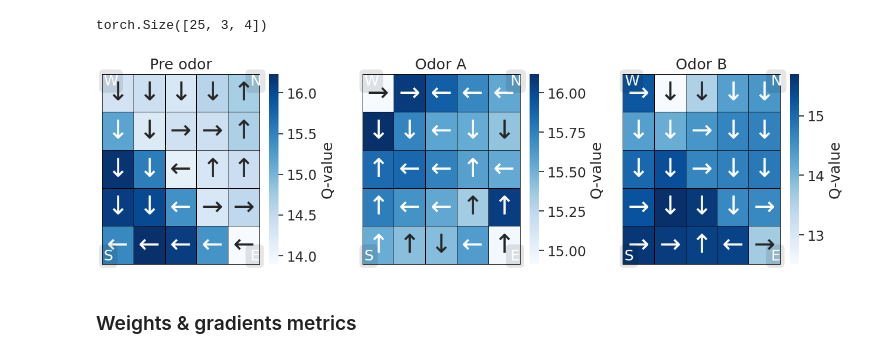
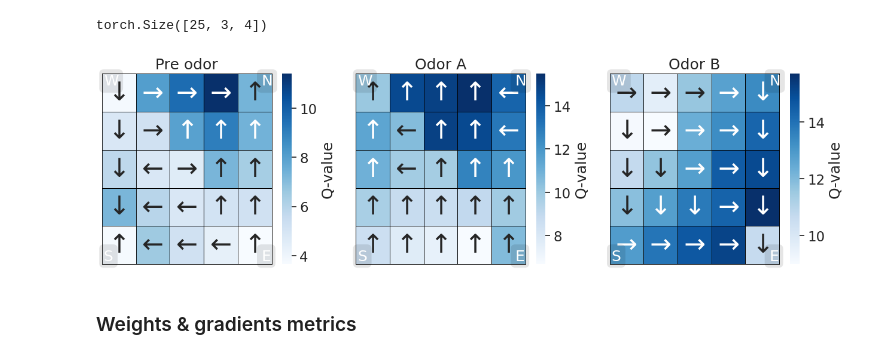
Before and after one commit to NiloufarRazmi/RL_Olfaction, a Jupyter notebook: TriangleTask/dqn_perso.ipynb, the cells around one changed output. Drawn from its saved outputs; the diff is of its cells as text; code cells hidden in the pictures.

```diff
--- a/TriangleTask/dqn_perso.ipynb
+++ b/TriangleTask/dqn_perso.ipynb
@@ -80,21 +95,22 @@ def check_plots():
 ### Parameters
 # %%
 p = Params(
-    seed=42,
+    # seed=42,
+    seed=123,
     n_runs=1,
-    total_episodes=100,
+    total_episodes=500,
     epsilon=0.5,
     alpha=1e-4,
     gamma=0.99,
     # nHiddenUnits=(5 * 5 + 3) * 5,
     nHiddenUnits=128,
-    replay_buffer_max_size=5000,
+    replay_buffer_max_size=10000,
     epsilon_min=0.2,
     epsilon_max=1.0,
-    decay_rate=0.03,
+    decay_rate=0.005,
     epsilon_warmup=50,
     batch_size=32,
-    target_net_update=200,
+    # target_net_update=200,
     tau=0.005,
 )
 p
@@ -435,7 +453,8 @@ for run in range(p.n_runs):  # Run several times to account for stochasticity
                 )
 
                 # Compute loss
-                criterion = nn.MSELoss()
+                # criterion = nn.MSELoss()
+                criterion = nn.SmoothL1Loss()
                 loss = criterion(
                     input=state_action_values,  # prediction
                     target=expected_state_action_values,  # target/"truth" value
@@ -490,6 +509,9 @@ for run in range(p.n_runs):  # Run several times to account for stochasticity
 
         rewards[episode, run] = total_rewards
         steps[episode, run] = step_count
+        logger.info(
+            f"Run: {run} - Episode: {episode} - Step: {step_count} - Loss: {loss.item()}"
+        )
     weights_val_stats.set_index("Index", inplace=True)
     biases_val_stats.set_index("Index", inplace=True)
     biases_grad_stats.set_index("Index", inplace=True)
@@ -497,2 +521,14 @@ for run in range(p.n_runs):  # Run several times to account for stochasticity
+# %%
+data_path = CURRENT_PATH / "data.npz"
+with open(data_path, "wb") as f:
+    np.savez(
+        f,
+        rewards=rewards,
+        steps=steps,
+        episodes=episodes,
+        all_actions=all_actions,
+        losses=losses,
+        p=p,
+    )
 # %% [markdown]
 ## Visualization
@@ -686,7 +759,7 @@ def qtable_directions_map(qtable, rows, cols):
     qtable_directions = qtable_directions.reshape(rows, cols)
     return qtable_val_max, qtable_directions
 # %%
-def plot_policies(q_values, labels):
+def plot_policies(q_values, labels, figpath=None):
     """Plot the heatmap of the Q-values.
 
     Also plot the best action's direction with arrows."""
@@ -754,11 +827,13 @@ def plot_policies(q_values, labels):
     fig.patch.set_alpha(0)
     fig.patch.set_facecolor("white")
     fig.tight_layout()
+    if figpath:
+        fig.savefig(figpath / "policy.png", bbox_inches="tight", transparent=True)
     plt.show()
 # %%
-plot_policies(q_values=q_values, labels=CONTEXTS_LABELS)
+plot_policies(q_values=q_values, labels=CONTEXTS_LABELS, figpath=CURRENT_PATH)
 # %% [output]
-[figure, old version]
+[figure, new version]
 # %% [markdown]
 ### Weights & gradients metrics
 # %%
```
Also changed, not shown: parts of 42 cells of this notebook, 6 other files.
